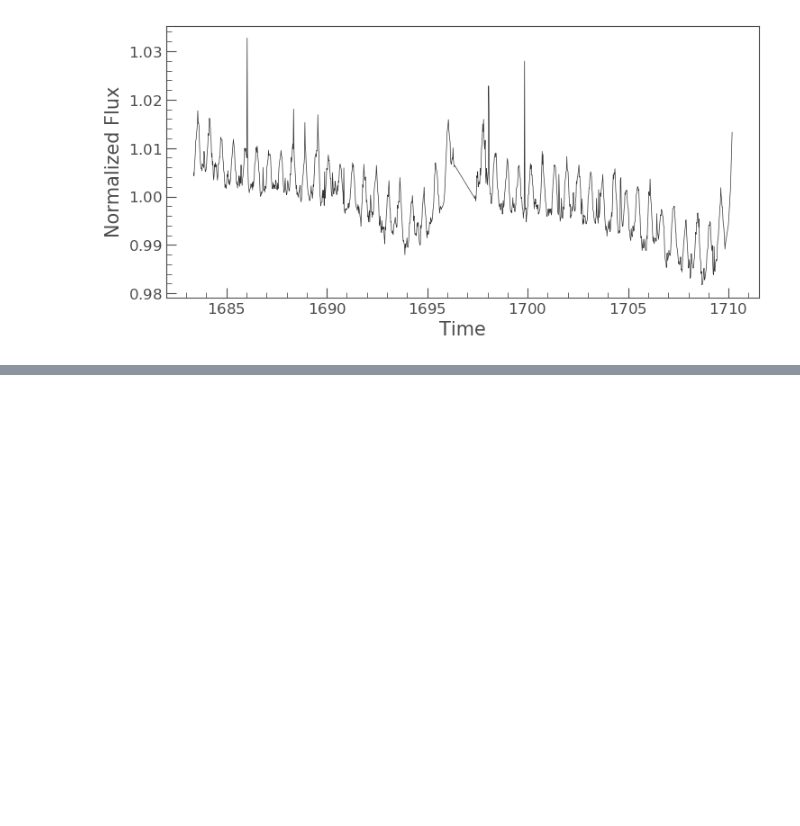
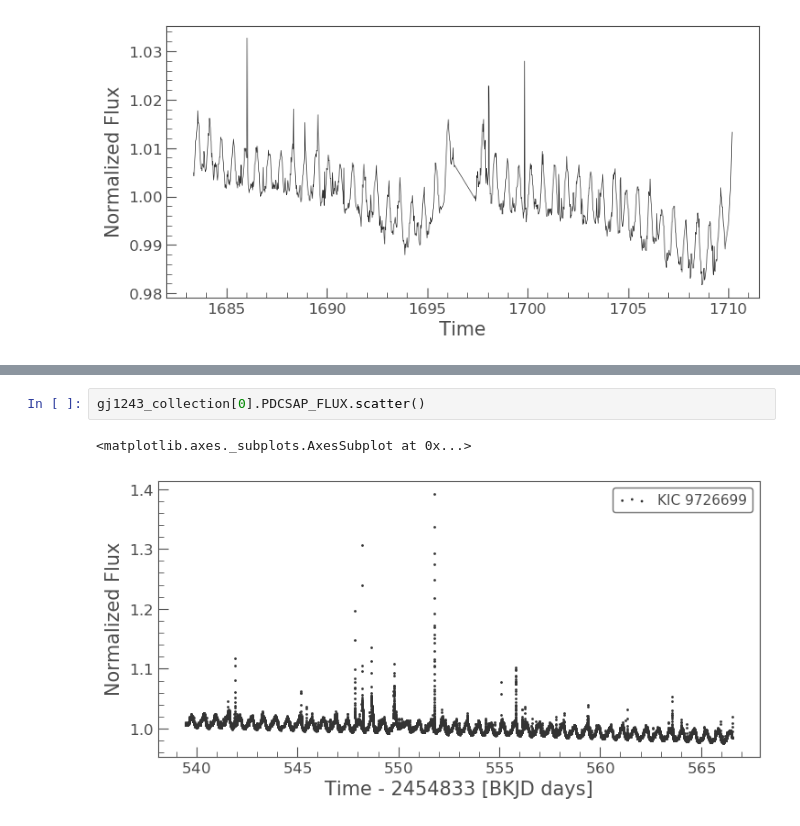
Before and after one commit to lupitatovar/TESS, a Jupyter notebook: Eleanor_14.ipynb, the cells around one changed output, grey strips where cells are left out. Cells and saved outputs as stored; diff of their text form; blank space fills up the shorter version.

```diff
--- a/Eleanor_14.ipynb
+++ b/Eleanor_14.ipynb
@@ -87,0 +106,5 @@ lk_psf = LC(data.time[q], data.psf_flux[q]).plot()
+# %%
+gj1243_collection[0].PDCSAP_FLUX.scatter()
+# %% [output]
+<matplotlib.axes._subplots.AxesSubplot at 0x...>
+[figure, added]
```
Also changed, not shown: parts of 5 cells of this notebook, 1 other file.
